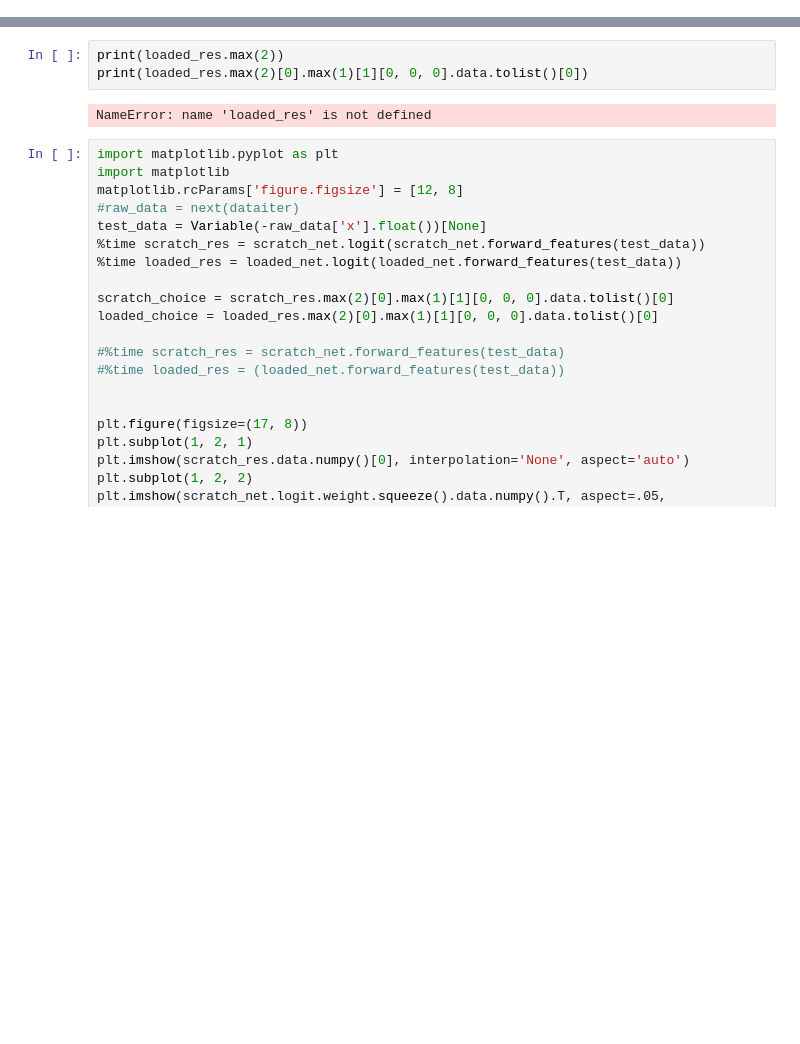
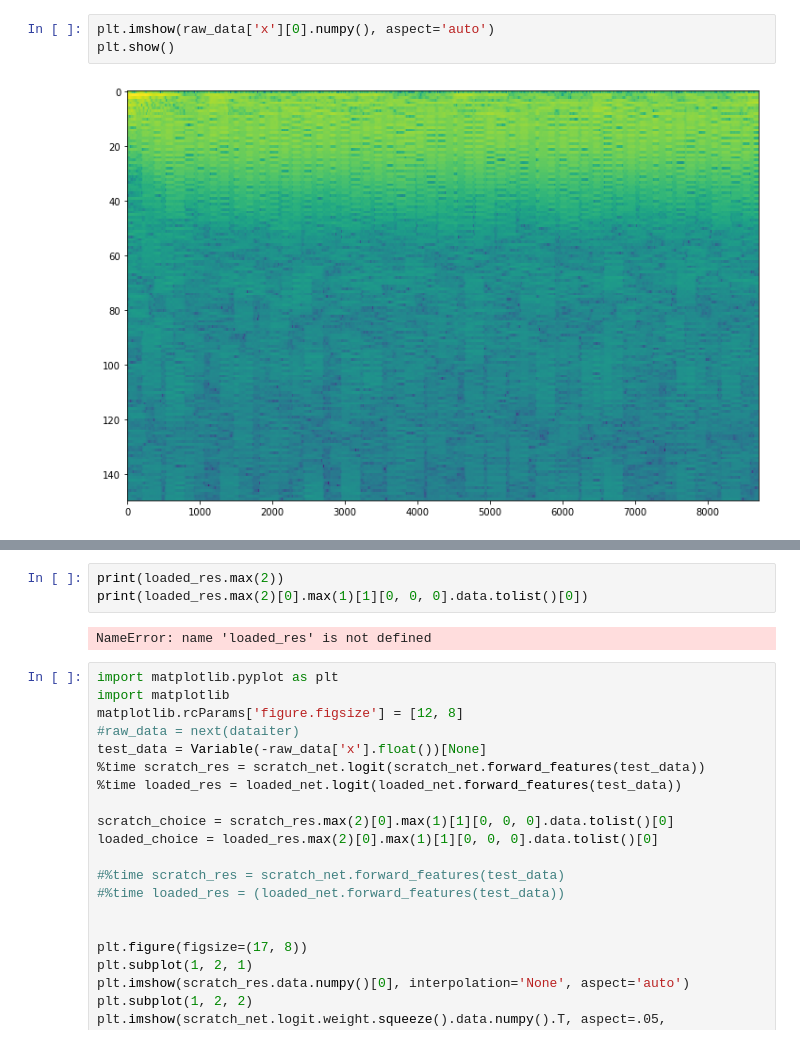
Before and after one commit to botcs/cinc2017, a Jupyter notebook: logit_tester.ipynb, the cells around one changed output, grey strips where cells are left out. Drawn from its saved outputs; the diff is of its cells as text; blank space fills up the shorter version.

```diff
--- a/logit_tester.ipynb
+++ b/logit_tester.ipynb
@@ -106,0 +94,5 @@ next(dataiter)['y']
+# %%
+plt.imshow(raw_data['x'][0].numpy(), aspect='auto')
+plt.show()
+# %% [output]
+[figure, added]
```
Also changed, not shown: parts of 12 cells of this notebook, 2 other files.
